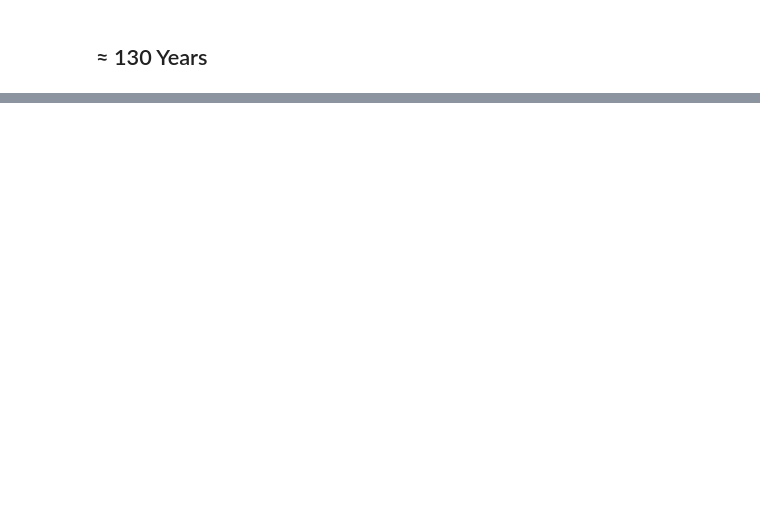
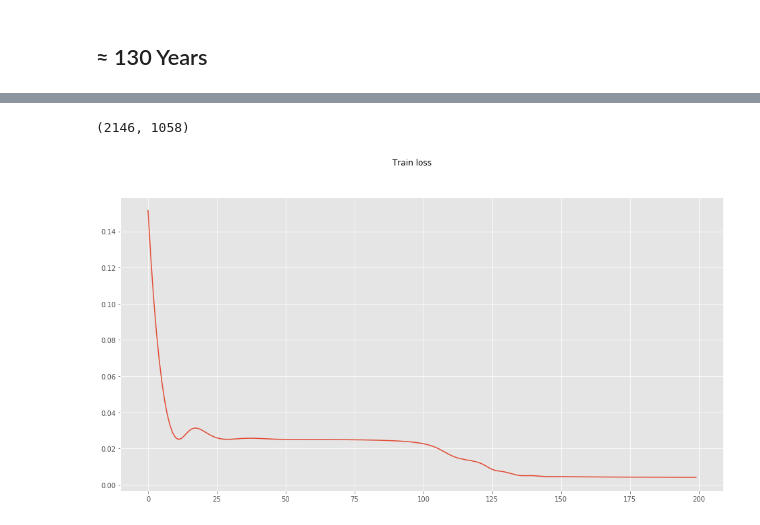
Before and after one commit to AliaksandrStasiuk/master_machine_learning_2, a Jupyter notebook: 8/8.ipynb, the cells around one changed output, grey strips where cells are left out. Saved outputs shown, nothing was run; the diff lists cells and outputs as text; code cells hidden in the pictures; blank space fills up the shorter version.

```diff
--- a/8/8.ipynb
+++ b/8/8.ipynb
@@ -67,0 +152,3 @@ https://machinelearningmastery.com/arima-for-time-series-forecasting-with-python
+# %%
+sc = MinMaxScaler()
+training_data = sc.fit_transform(series.values.reshape(-1, 1) )
@@ -67,0 +173,7 @@ https://machinelearningmastery.com/arima-for-time-series-forecasting-with-python
+# %%
+train_size = int(len(y) * 0.67)
+test_size = len(y) - train_size
+
+train_size, test_size
+# %% [output]
+(2146, 1058)
@@ -67,0 +191,39 @@ https://machinelearningmastery.com/arima-for-time-series-forecasting-with-python
+# %%
+from lstm_model import LSTM
+
+num_epochs = 200
+learning_rate = 0.01
+
+input_size = 1
+hidden_size = 5
+num_layers = 1
+
+num_classes = 1
+
+model = LSTM(num_classes, input_size, hidden_size, num_layers, seq_length)
+# %%
+criterion = torch.nn.MSELoss()
+optimizer = torch.optim.Adam(model.parameters(), lr=learning_rate)
+
+logs = {}
+
+from tqdm import tqdm
+
+for epoch in tqdm(range(num_epochs)):
+    outputs = model(trainX)
+    optimizer.zero_grad()
+
+    loss = criterion(outputs, trainY)
+    loss.backward()
+
+    optimizer.step()
+
+    logs[epoch] = loss.item()
+
+with plt.style.context('ggplot'):
+    plt.figure(figsize=(16, 8))
+    plt.plot(list(logs.keys()), list(logs.values()))
+    plt.suptitle('Train loss')
+    plt.show()
+# %% [output]
+[figure, added]
```
Also changed, not shown: parts of 16 cells of this notebook, 1 other file.
